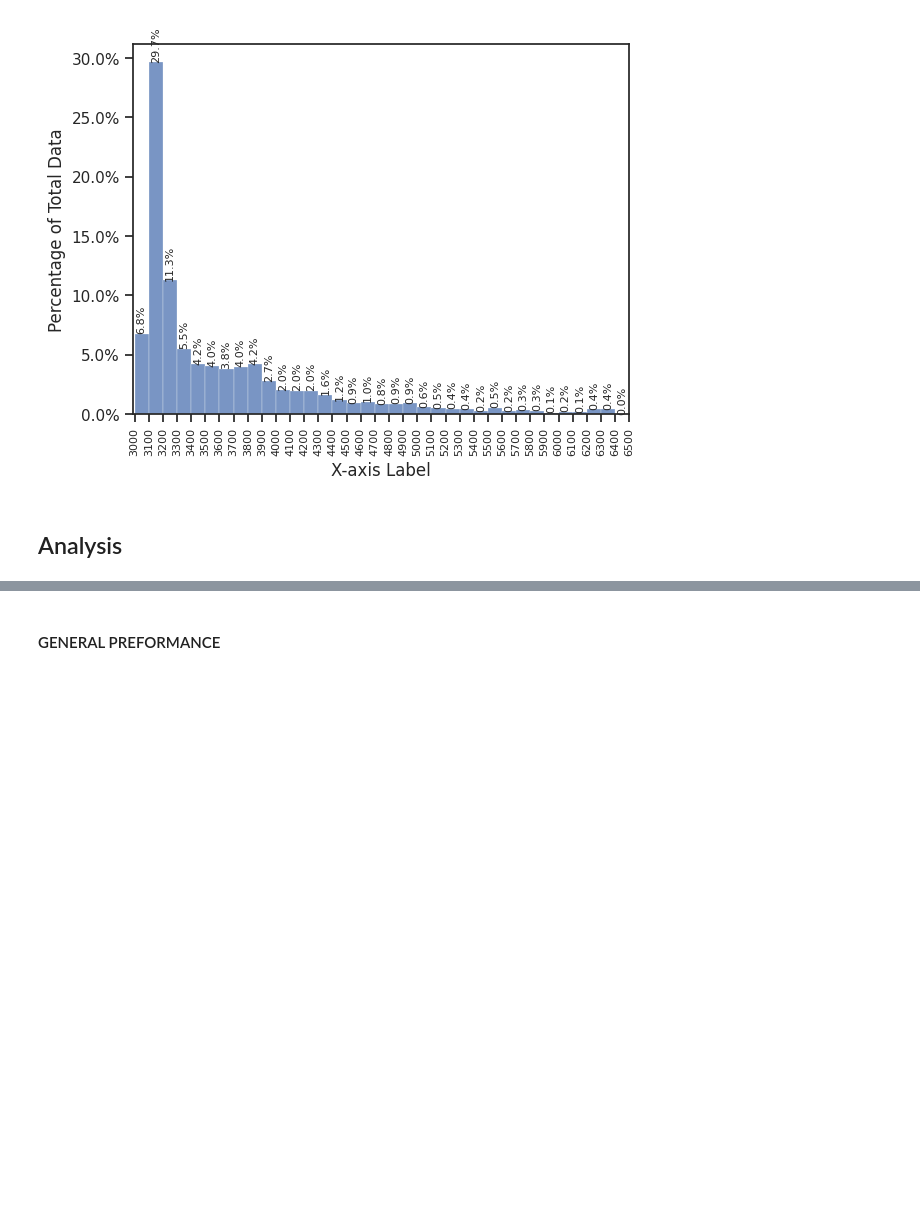
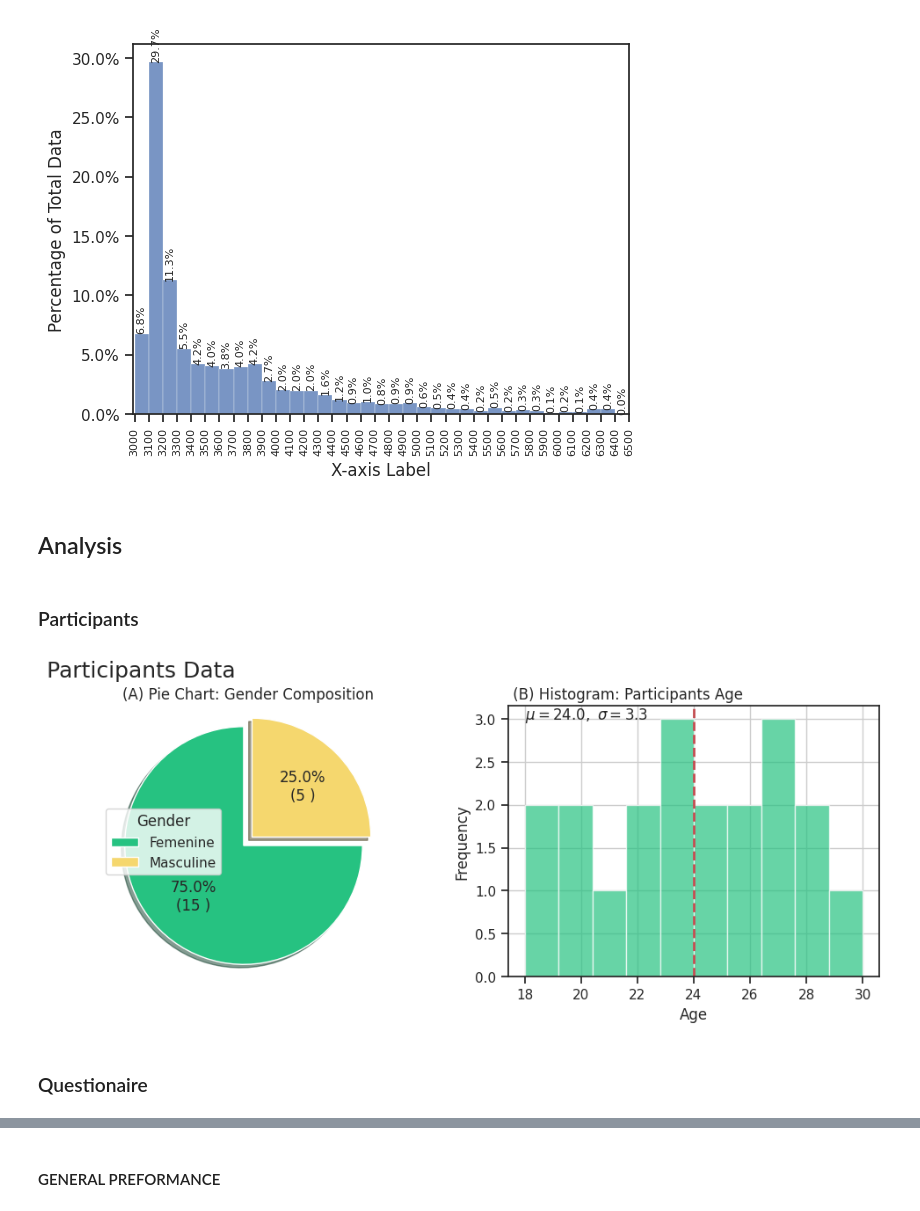
Before and after one commit to BenjaminDupre/m-b_thesis, a Jupyter notebook: Analysis/Analysis..ipynb, the cells around one changed output, grey strips where cells are left out. Drawn from its saved outputs; the diff is of its cells as text; code cells hidden in the pictures; blank space fills up the shorter version.

```diff
--- a/Analysis/Analysis..ipynb
+++ b/Analysis/Analysis..ipynb
@@ -267,6 +267,7 @@ merged_df.loc[:, 'EHQII'] =  merged_df['EHQII'].astype('Int64')
 merged_df.loc[:, 'EHQ1_F'] =  merged_df['EHQ_F'].astype('category')
 #------
 merged_df.loc[:, 'post_VRF1'] =  merged_df['post_VRF1'].astype('Int64')
+merged_df.loc[:, 'post_VRF2'] =  merged_df['post_VRF2'].astype('Int64')
 merged_df.loc[:, 'post_VRF3'] =  merged_df['post_VRF3'].astype('Int64')
 merged_df.loc[:, 'post_VRF4'] =  merged_df['post_VRF4'].astype('Int64')
 merged_df.loc[:, 'post_VRF5'] =  merged_df['post_VRF5'].astype('Int64')
@@ -837,3 +838,46 @@ plt.show()
 [figure]
 # %% [markdown]
 ## Analysis
+# %% [markdown]
+### Participants
+# %%
+metadat = work_df_no_outl.groupby(['ptcp','AGE'])['SEX'].unique().reset_index()
+# Adding a Histogram with the Age Distribution and Pie Chart With Sex
+sigma = np.std(metadat.AGE)
+mu = np.mean(metadat.AGE)
+explode = (0.1,0)
+SEX, allvals = np.unique(metadat.SEX, return_counts=True)
+#colors
+colors = ['#26C281','#F5D76E']
+
+def func(pct, allvals):
+    absolute = int(np.round(pct/100.*np.sum(allvals)))
+    return "{:.1f}%\n({:d} )".format(pct, absolute)
+
+fig, (ax1, ax2) = plt.subplots(1, 2, figsize=(12,4))
+fig.suptitle('Participants Data', fontsize=18 ,x = 0.2, y = 1.01)
+
+ax1.pie(allvals,explode=explode, colors=colors,autopct=lambda pct: func(pct, allvals),
+        shadow=True, startangle=90)
+ax1.axis('equal')  # Equal aspect ratio ensures that pie is drawn as a circle.
+ax1.legend( ['Femenine','Masculine'],
+          title="Gender",
+          loc="center left",
+          bbox_to_anchor=(0.1, 0, 0.5, 1))
+
+#ax1.plt.setp( ['Femenine','Masculine'], size=8, weight="bold")
+
+ax1.set_title("(A) Pie Chart: Gender Composition")
+
+n, bins, patches = plt.hist(metadat.AGE, facecolor='#26C281', alpha=0.7)
+plt.xlabel('Age')
+plt.ylabel('Frequency')
+plt.title(' (B) Histogram: Participants Age', loc='left')
+plt.text(18,3, f'$\mu={mu:.1f},\ \sigma={sigma:.1f}$')
+plt.axvline(mu, color = 'r', linestyle = 'dashed', linewidth = 2)
+plt.grid(True)
+plt.show()
+# %% [output]
+[figure, added]
+# %% [markdown]
+### Questionaire
```
Also changed, not shown: parts of 14 cells of this notebook, 11 other files.
